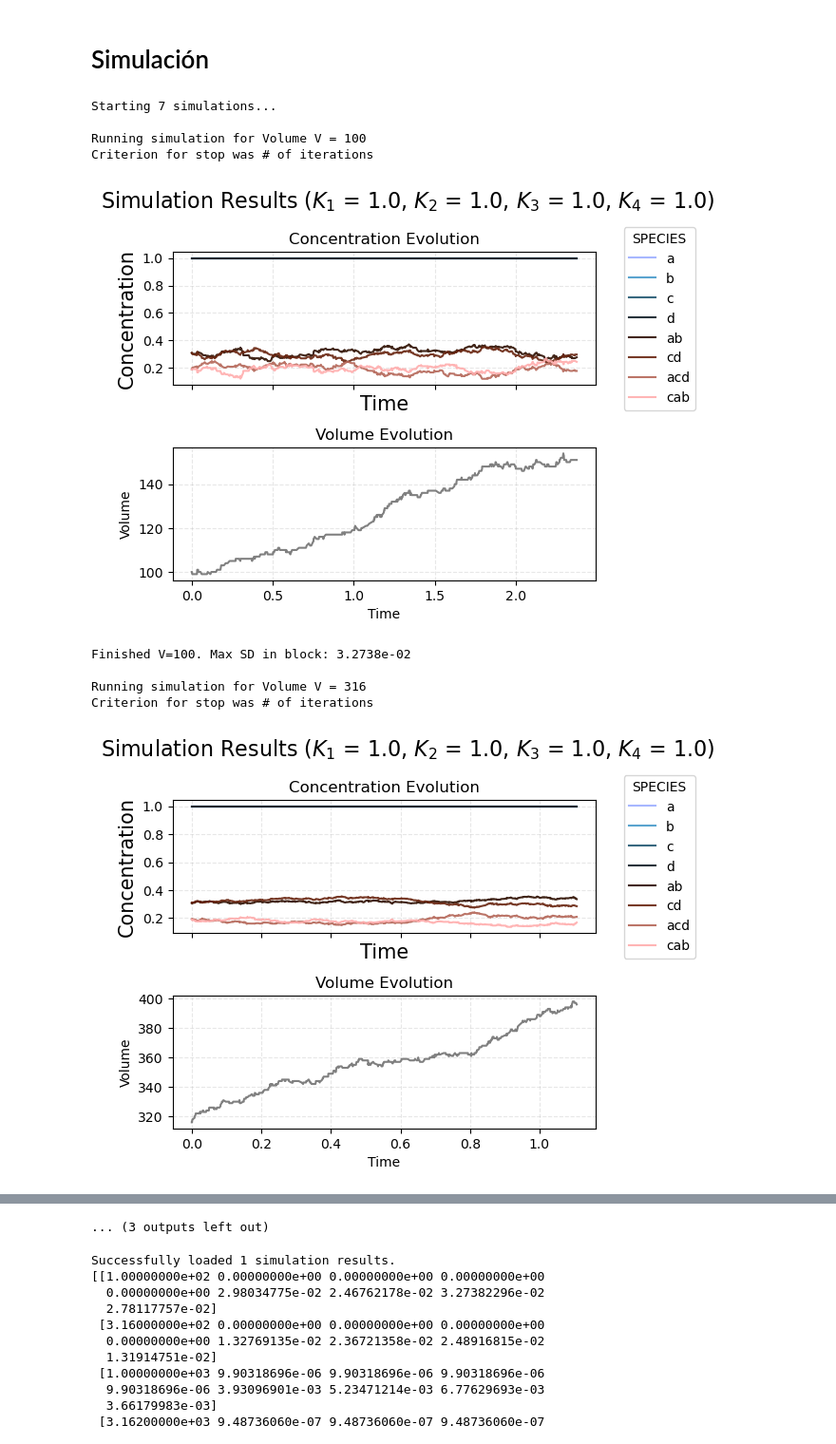
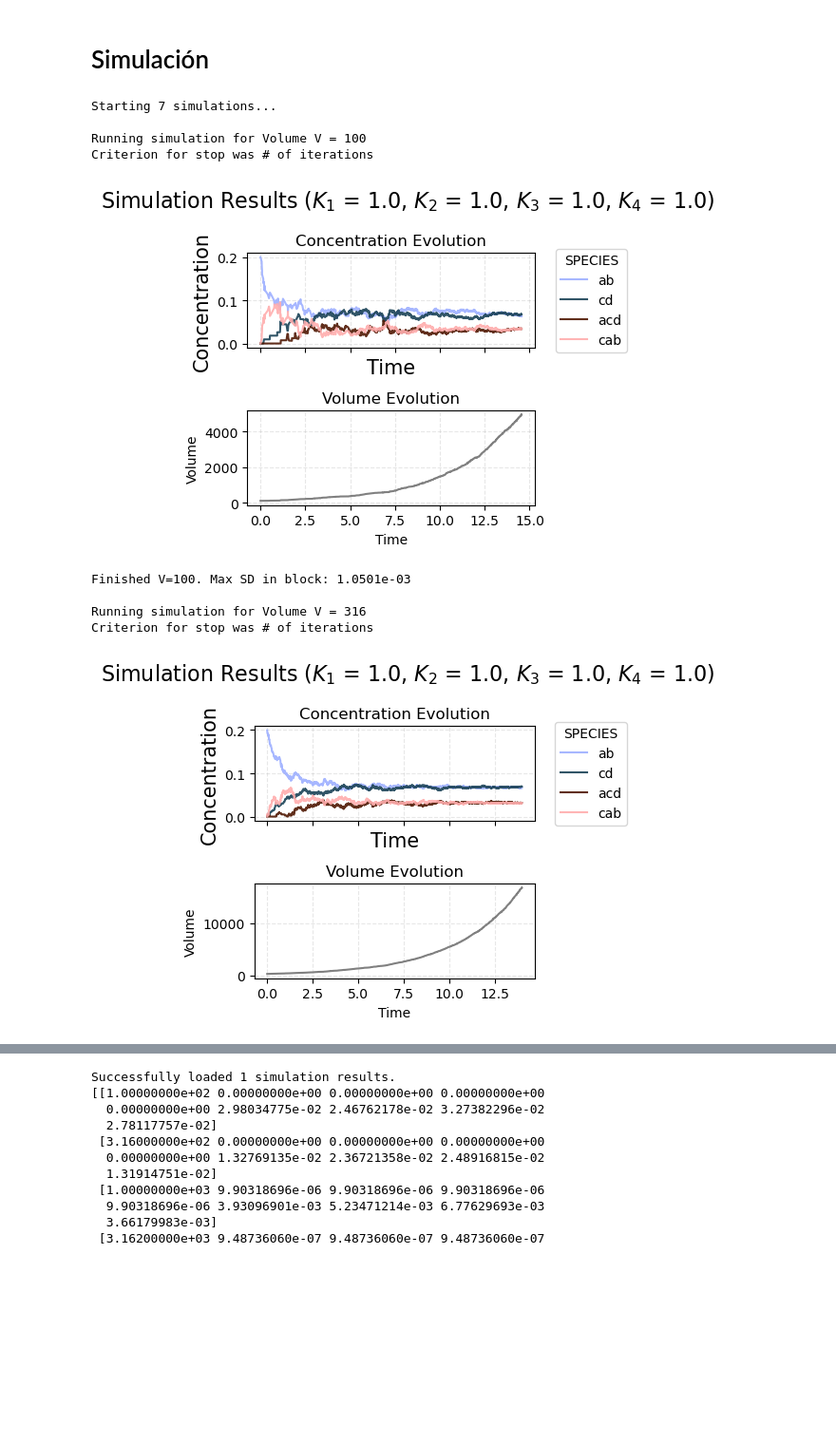
Before and after one commit to CAB-GCA/catalytic_world, a Jupyter notebook: notebooks/stddev_vs_vol.ipynb, the cells around one changed output, grey strips where cells are left out. Shown at 95% size. Saved outputs shown, nothing was run; the diff lists cells and outputs as text; code cells hidden in the pictures; blank space fills up the shorter version.

```diff
--- a/notebooks/stddev_vs_vol.ipynb
+++ b/notebooks/stddev_vs_vol.ipynb
@@ -16,19 +16,19 @@ tick_fs = 14
 legend_fs = 14
 # %%
 def plot(abundances, times, V):
-    colors = cmc.berlin(np.linspace(0, 1, len(SPECIES)))
+    colors = cmc.berlin(np.linspace(0, 1, len(SPECIES[-4:])))
 
     # --- Create the figure and a 1-row, 3-column subplot grid ---
     # Using a wide figsize for a horizontal layout.
-    fig, axes = plt.subplots(nrows=2, ncols=1, sharex=True)
+    fig, axes = plt.subplots(figsize=(5,4), nrows=2, ncols=1, sharex=True)
     # Note: sharex=True is removed because we need the x-axis ticK_CONSTANTSs on all three plots,
     # although they are the same (time).
 
     # --- Subplot 1 (Left): Concentration ---
     ax1 = axes[0]
-    for i in range(len(SPECIES)):
+    for i in range(len(SPECIES[-4:])):
         # Calculate Concentration = Abundance / Volume
-        ax1.plot(times, abundances[:, i] / V, label=SPECIES[i], color=colors[i], alpha=0.9)
+        ax1.plot(times, abundances[:, i] / V, label=SPECIES[4+i], color=colors[i], alpha=0.9)
     ax1.grid(True, linestyle='--', alpha=0.3)
     ax1.set_xlabel("Time", fontsize= label_fs)
     ax1.set_ylabel("Concentration", fontsize= label_fs)
@@ -68,10 +68,10 @@ INITIAL_CONCENTRATIONS = {
     'b': 1.0,
     'c': 1.0,
     'd': 1.0,
-    'ab': 0.30598098,
-    'cd': 0.30856037,
-    'cab': 0.19095599,
-    'acd': 0.19450266
+    'ab': 0.2,
+    'cd': 0,
+    'cab': 0,
+    'acd': 0
 }
 
 
@@ -80,7 +80,7 @@ INITIAL_CONCENTRATIONS = {
 REACTIONS_FILE = "../examples/reactions_autocat.txt"
 K_CONSTANTS = [1.0] * 8  # Example: ensure length matches number of reactions
 SD_THRESHOLD = 0     # Convergence threshold
-MAX_ITERATIONS = VOLUMES * 2  # Safety limit for gillespieProtocell
+MAX_ITERATIONS = VOLUMES * 50  # Safety limit for gillespieProtocell
 
 # Load species list from your file to ensure correct ordering
 reactions = read_file(REACTIONS_FILE)
@@ -106,7 +106,7 @@ for V in VOLUMES:
         # chemistry calls gillespieProtocell(..., threshold)
         abundances, times, final_V = chemistry(
             method='Protocell',
-            iterations=max(MAX_ITERATIONS[i], 500), # Pass max_iterations as the safety limit
+            iterations=MAX_ITERATIONS[i], # Pass max_iterations as the safety limit
             file=REACTIONS_FILE,
             initial_food=initial_abundances,
             k=K_CONSTANTS,
@@ -114,7 +114,7 @@ for V in VOLUMES:
             threshold=SD_THRESHOLD # Passed via **kwargs logic
         )
         i += 1
-        plot(abundances, times, final_V)
+        plot(abundances [:,-4:], times, final_V)
     except Exception as e:
         print(f"Simulation failed for V={V}: {e}")
         continue # Skip to the next volume
@@ -127,37 +127,37 @@ for V in VOLUMES:
         print(f"Skipping analysis: Simulation ended too soon (N={len(abundances)})")
         continue
 
     # 1. Slice the last block of data (Abundance)
     abundances_slice = abundances[-BLOCK_SIZE:, :]
     # 2. Slice the corresponding volumes
     V_slice = final_V[-BLOCK_SIZE:]
 
     # 3. Calculate Concentration: (Abundance / Volume) for the last block
     # Note the use of np.newaxis for correct broadcasting (from previous discussion)
     last_block_concentrations = abundances_slice / V_slice[:, np.newaxis]
 
     # 4. Calculate Block Statistics (only the SD is needed)
     # The block_statistics function returns (block_mean, block_std)
     block_std = block_statistics(last_block_concentrations)
 
     # 5. Store the results: [Volume, SD for species 0, SD for species 1, ...]
     results_row = [V] + block_std.tolist()
     results_list.append(results_row)
 
     print(f"Finished V={V}. Max SD in block: {np.max(block_std):.4e}")
 
 # Convert results to a NumPy array for easier plotting
 results_array = np.array(results_list)
-with open("sd_vs_volume.pkl","ab") as file:
+with open("sd_vs_volume2.pkl","ab") as file:
     pickle.dump(results_array, file)
 # %% [output]
 Starting 7 simulations...
 
 Running simulation for Volume V = 100
 Criterion for stop was # of iterations
-[figure, old version]
+[figure, new version]
-Finished V=100. Max SD in block: 3.2738e-02
+Finished V=100. Max SD in block: 1.0501e-03
 
 Running simulation for Volume V = 316
 Criterion for stop was # of iterations
-[figure, old version]
+[figure, new version]
@@ -184,4 +178,3 @@ Criterion for stop was # of iterations
-... (3 outputs left out)
 # %%
 results_array = []
 try:
```
Also changed, not shown: parts of 2 cells of this notebook, 40 other files.
